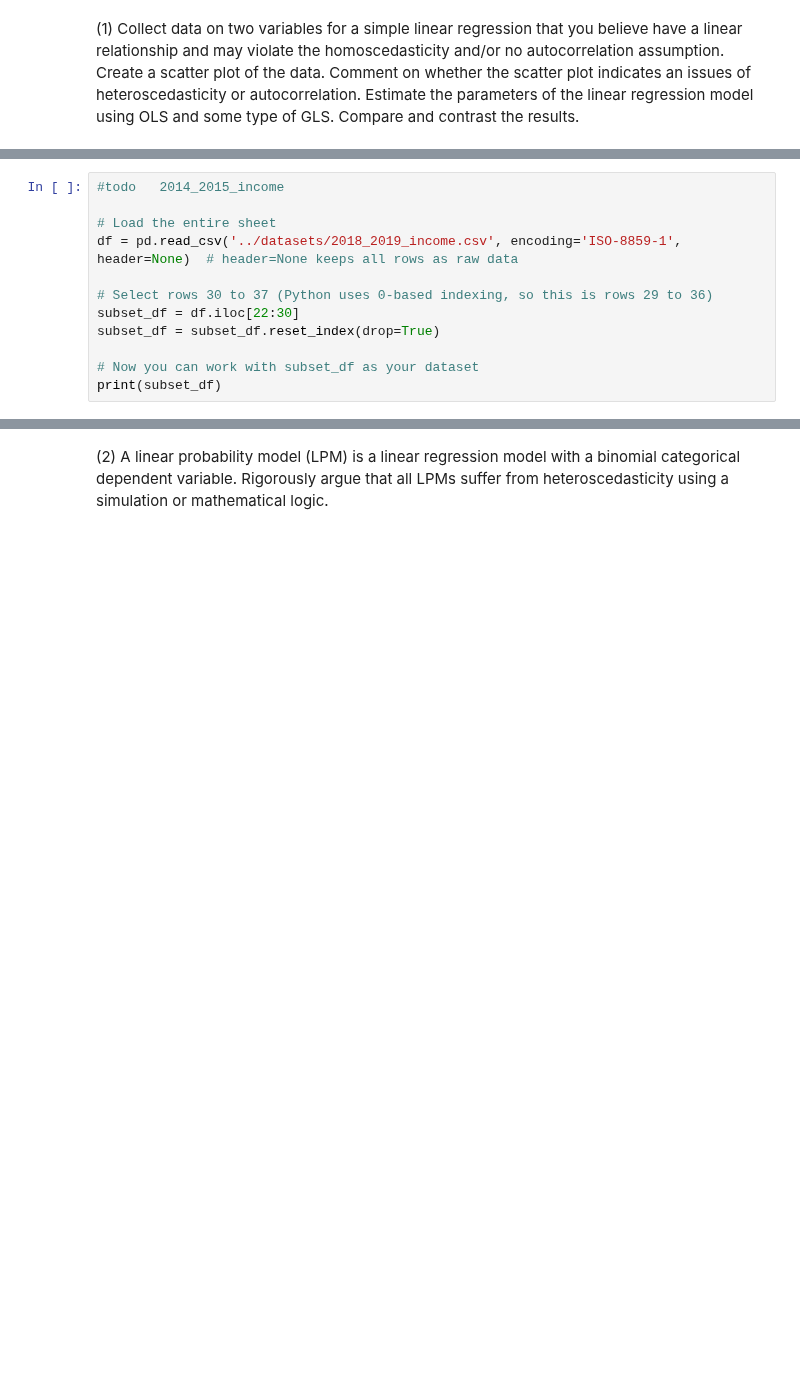
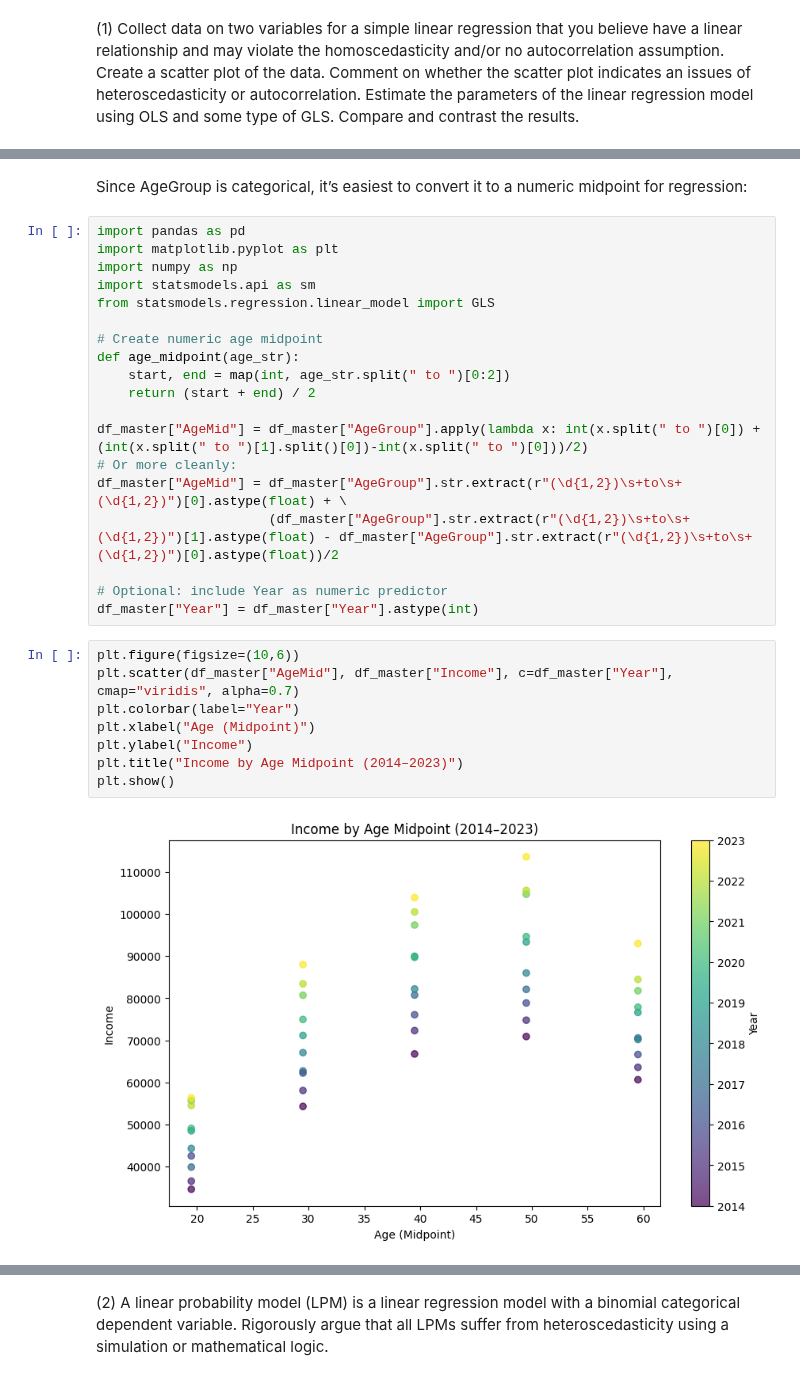
Before and after one commit to IanTaiAhn/econ6550, a Jupyter notebook: colab_assignments/Google_Colab_Assignment_5.ipynb, the cells around one changed output, grey strips where cells are left out. Drawn from its saved outputs; the diff is of its cells as text; blank space fills up the shorter version.

```diff
--- a/colab_assignments/Google_Colab_Assignment_5.ipynb
+++ b/colab_assignments/Google_Colab_Assignment_5.ipynb
@@ -47,12 +16,0 @@ print(subset_df)
-# %%
-#todo   2014_2015_income
-
-# Load the entire sheet
-df = pd.read_csv('../datasets/2018_2019_income.csv', encoding='ISO-8859-1', header=None)  # header=None keeps all rows as raw data
-
-# Select rows 30 to 37 (Python uses 0-based indexing, so this is rows 29 to 36)
-subset_df = df.iloc[22:30]
-subset_df = subset_df.reset_index(drop=True)
-
-# Now you can work with subset_df as your dataset
-print(subset_df)
@@ -244,3 +134,34 @@ print(df_master.tail(10))
 47  35 to 44 years  103900.0  2023
 48  45 to 54 years  113600.0  2023
 49  55 to 64 years   92990.0  2023
+# %% [markdown]
+<p>Since AgeGroup is categorical, it’s easiest to convert it to a numeric midpoint for regression:</p>
+# %%
+import pandas as pd
+import matplotlib.pyplot as plt
+import numpy as np
+import statsmodels.api as sm
+from statsmodels.regression.linear_model import GLS
+
+# Create numeric age midpoint
+def age_midpoint(age_str):
+    start, end = map(int, age_str.split(" to ")[0:2])
+    return (start + end) / 2
+
+df_master["AgeMid"] = df_master["AgeGroup"].apply(lambda x: int(x.split(" to ")[0]) + (int(x.split(" to ")[1].split()[0])-int(x.split(" to ")[0]))/2)
+# Or more cleanly:
+df_master["AgeMid"] = df_master["AgeGroup"].str.extract(r"(\d{1,2})\s+to\s+(\d{1,2})")[0].astype(float) + \
+                      (df_master["AgeGroup"].str.extract(r"(\d{1,2})\s+to\s+(\d{1,2})")[1].astype(float) - df_master["AgeGroup"].str.extract(r"(\d{1,2})\s+to\s+(\d{1,2})")[0].astype(float))/2
+
+# Optional: include Year as numeric predictor
+df_master["Year"] = df_master["Year"].astype(int)
+# %%
+plt.figure(figsize=(10,6))
+plt.scatter(df_master["AgeMid"], df_master["Income"], c=df_master["Year"], cmap="viridis", alpha=0.7)
+plt.colorbar(label="Year")
+plt.xlabel("Age (Midpoint)")
+plt.ylabel("Income")
+plt.title("Income by Age Midpoint (2014–2023)")
+plt.show()
+# %% [output]
+[figure, added]
```
Also changed, not shown: parts of 12 cells of this notebook, 1 other file.
